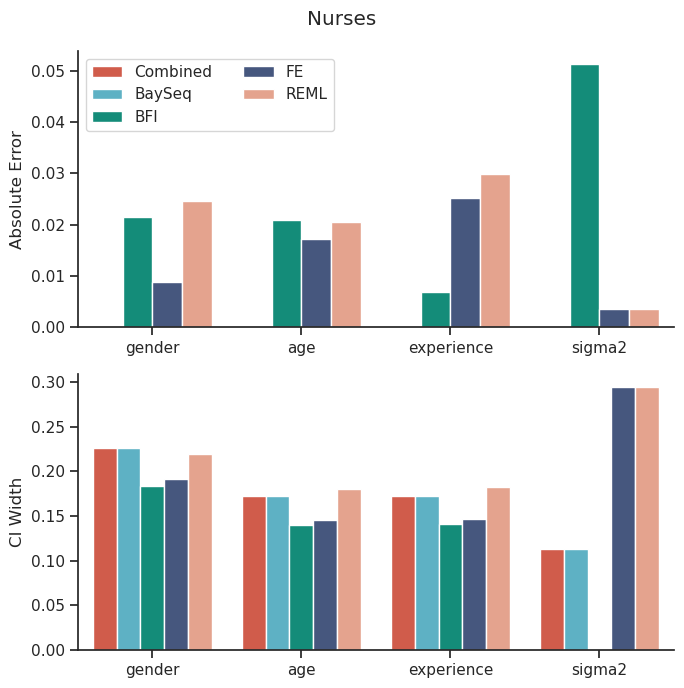
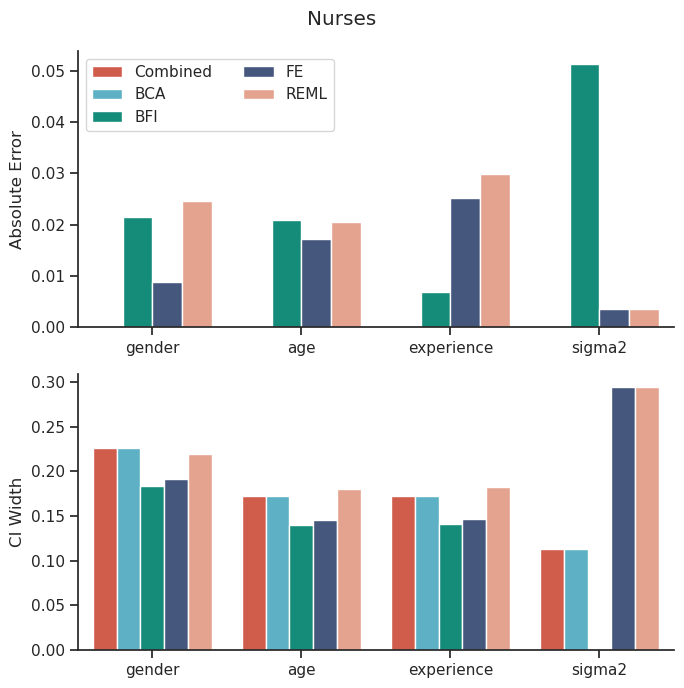
Code edit (unified diff) that turned the first committed figure into the second:
--- before
+++ after
@@ -25,3 +25,3 @@
 fig.suptitle(clean_name)
 fig.tight_layout()
-fig.savefig(f"figures/bars.{dataname}.png", dpi=dpi)
+#fig.savefig(f"figures/bars.{dataname}.png", dpi=dpi)

Commit: fix tau_L, add figure